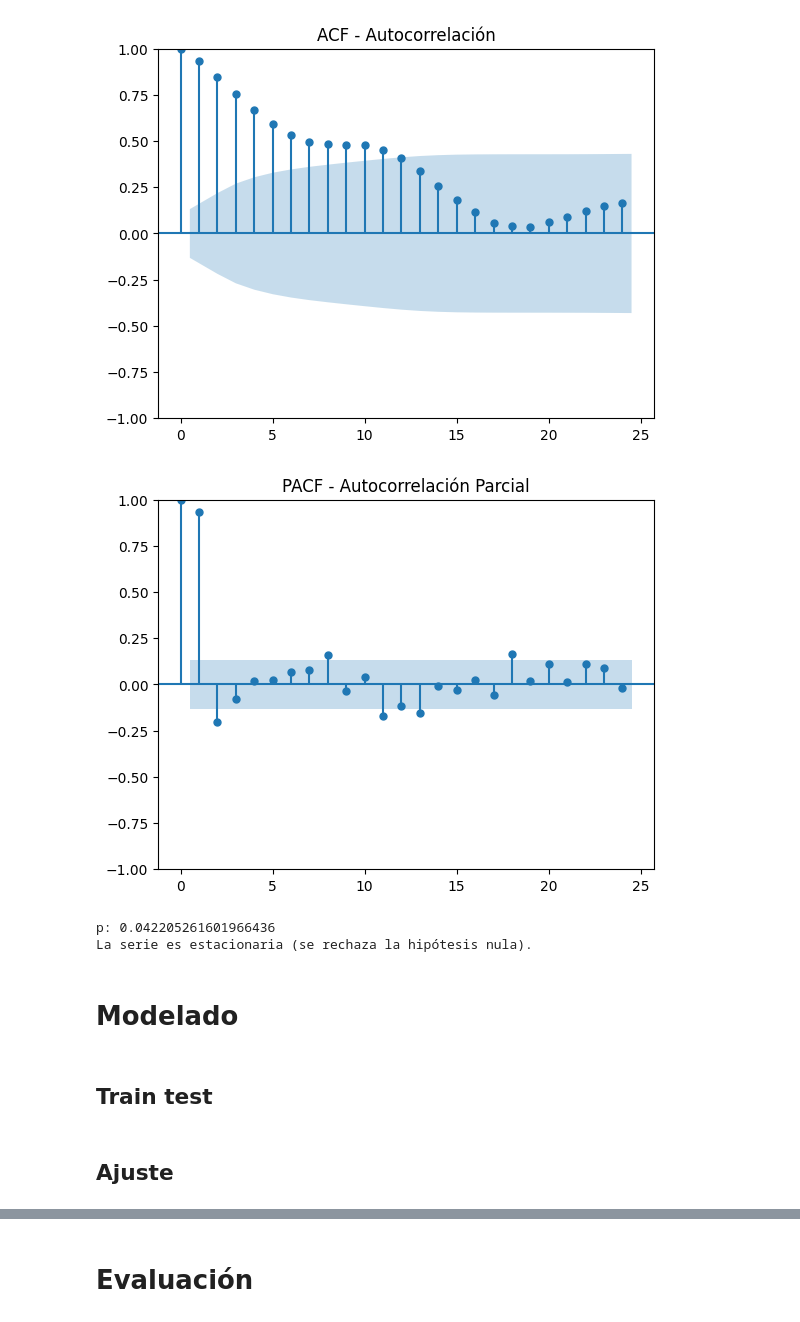
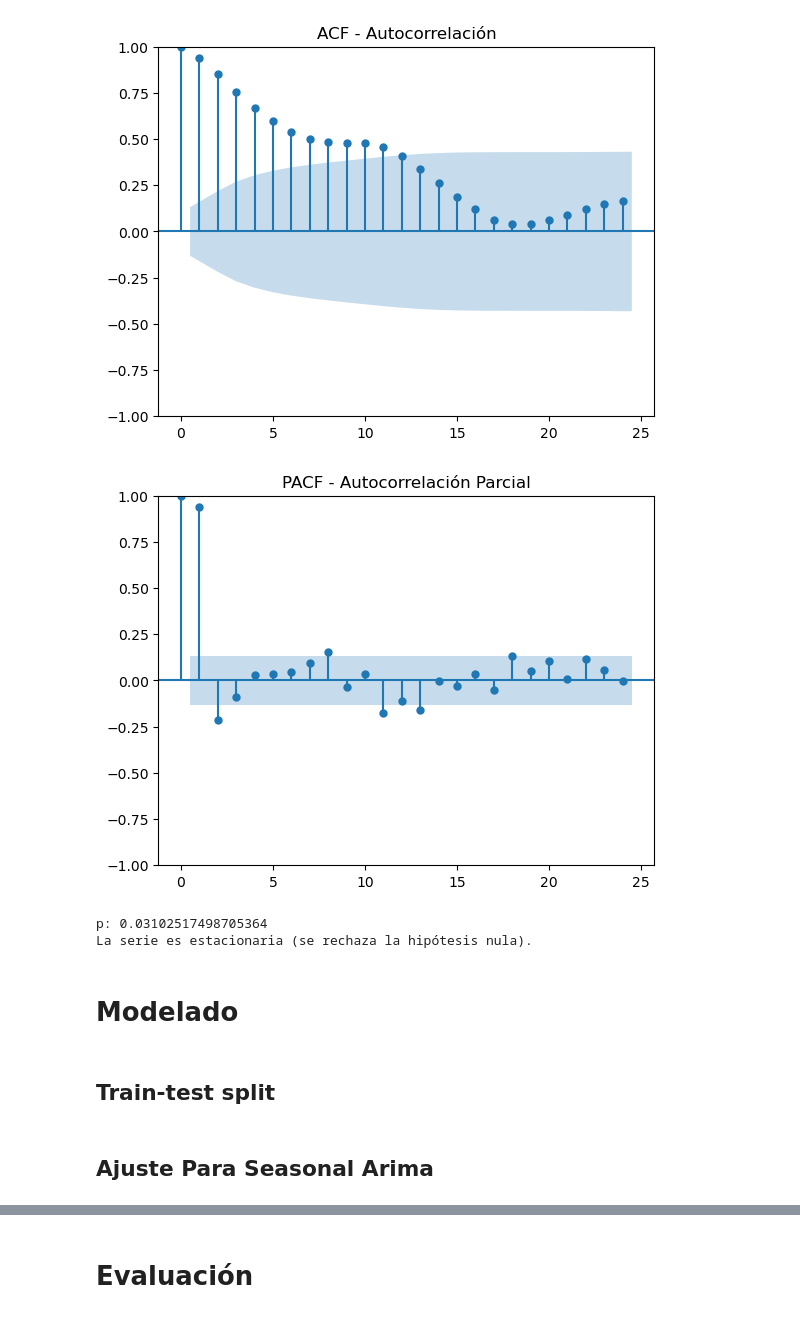
Before and after one commit to Nagu-Corporation-SPA/Price_prediction, a Jupyter notebook: Notebooks/arima_mensual.ipynb, the cells around one changed output, grey strips where cells are left out. Saved outputs shown, nothing was run; the diff lists cells and outputs as text; code cells hidden in the pictures.

```diff
--- a/Notebooks/arima_mensual.ipynb
+++ b/Notebooks/arima_mensual.ipynb
@@ -27,0 +20,6 @@ FileNotFoundError: [Errno 2] No such file or directory: 'W:/repo/Price_predictio
+# %%
+queryPrices = """
+SELECT * FROM `desarrollo-444913.globalPrices.prices`
+"""
+# Usar forceDownload=True para actualizar la tabla
+df = downloadTable(queryPrices,"globalPricesTable",forceDownload=False)
@@ -30,2 +31,2 @@ FileNotFoundError: [Errno 2] No such file or directory: 'W:/repo/Price_predictio
 # %%
-df = filtrar_ub_mensual(df)
+dfUbMensual = filtrar_ub_mensual(df)
@@ -58,18 +54,18 @@ plt.show()
 # %%
 
-plot_acf(df, lags=24)
+plot_acf(dfUbMensual, lags=24)
 plt.title("ACF - Autocorrelación")
 plt.show()
 
-plot_pacf(df, lags=24)
+plot_pacf(dfUbMensual, lags=24)
 plt.title("PACF - Autocorrelación Parcial")
 plt.show()
 # %% [output]
-[figure, old version]
+[figure, new version]
-[figure, old version]
+[figure, new version]
 # %%
 
-resultado = adfuller(df)
+resultado = adfuller(dfUbMensual)
 valor_p = resultado[1]
 print(f"p: {valor_p}")
 
@@ -81,10 +77,10 @@ else:
 
 # Como es estacionaria, no es necesario diferenciarla
 # %% [output]
-p: 0.042205261601966436
+p: 0.03102517498705364
 La serie es estacionaria (se rechaza la hipótesis nula).
 # %% [markdown]
 # Modelado
 # %% [markdown]
-## Train test
+## Train-test split
 # %%
@@ -97,5 +93,5 @@ test = df.loc['2025-01-01':'2025-03-01']
 # %% [markdown]
-## Ajuste
+## Ajuste Para Seasonal Arima
 # %%
 modelo, order, seasonal_order, resumen = buscar_hiperparametros_arima_sarima(train, m=12, seasonal=True)
 print(resumen)
```
Also changed, not shown: parts of 21 cells of this notebook, 1 other file.
